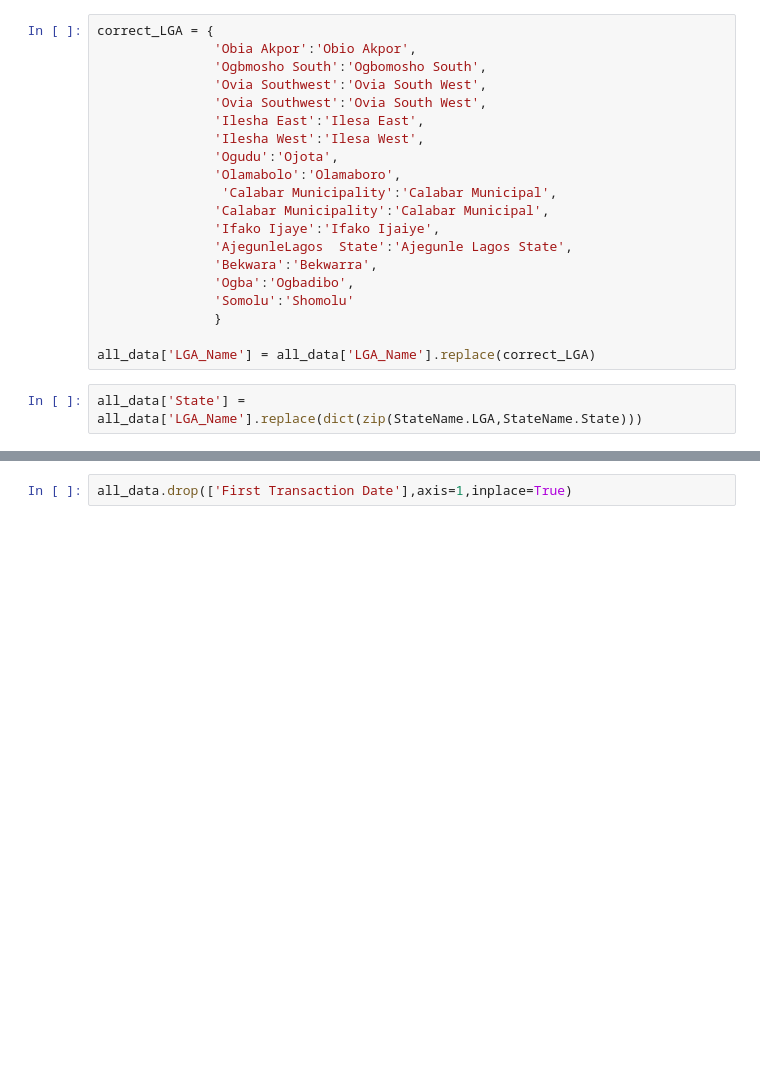
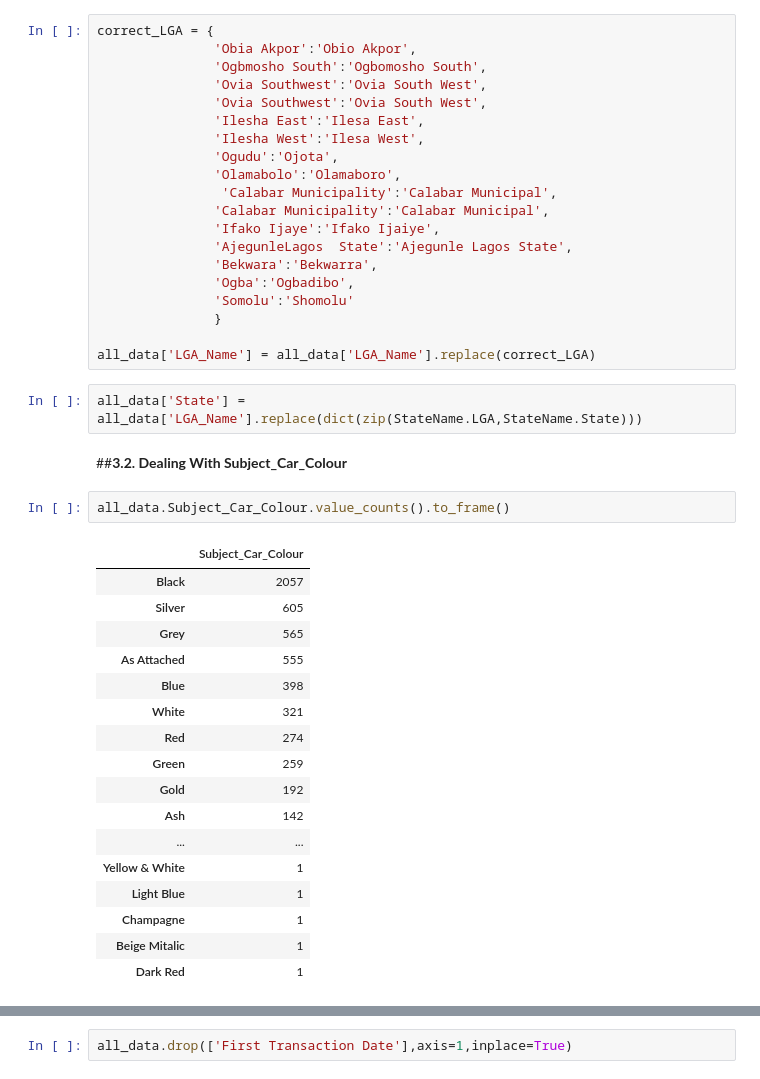
Before and after one commit to Houssem23x/IndabaX-Ghana-AutoInland-Vehicle-Insurance-Claim, a Jupyter notebook: IndabaX Ghana AutoInland Vehicle Insurance Claim.ipynb, the cells around one changed output, grey strips where cells are left out. Saved outputs shown, nothing was run; the diff lists cells and outputs as text; blank space fills up the shorter version.

```diff
--- a/IndabaX Ghana AutoInland Vehicle Insurance Claim.ipynb
+++ b/IndabaX Ghana AutoInland Vehicle Insurance Claim.ipynb
@@ -210,3 +230,25 @@ correct_LGA = {
 all_data['LGA_Name'] = all_data['LGA_Name'].replace(correct_LGA)
 # %%
 all_data['State'] = all_data['LGA_Name'].replace(dict(zip(StateName.LGA,StateName.State)))
+# %% [markdown]
+##**3.2. Dealing With Subject_Car_Colour**
+# %%
+all_data.Subject_Car_Colour.value_counts().to_frame()
+# %% [output]
+|  | Subject_Car_Colour |
+| Black | 2057 |
+| Silver | 605 |
+| Grey | 565 |
+| As Attached | 555 |
+| Blue | 398 |
+| White | 321 |
+| Red | 274 |
+| Green | 259 |
+| Gold | 192 |
+| Ash | 142 |
+| ... | ... |
+| Yellow & White | 1 |
+| Light Blue | 1 |
+| Champagne | 1 |
+| Beige Mitalic | 1 |
+| Dark Red | 1 |
```
Also changed, not shown: parts of 16 cells of this notebook.
